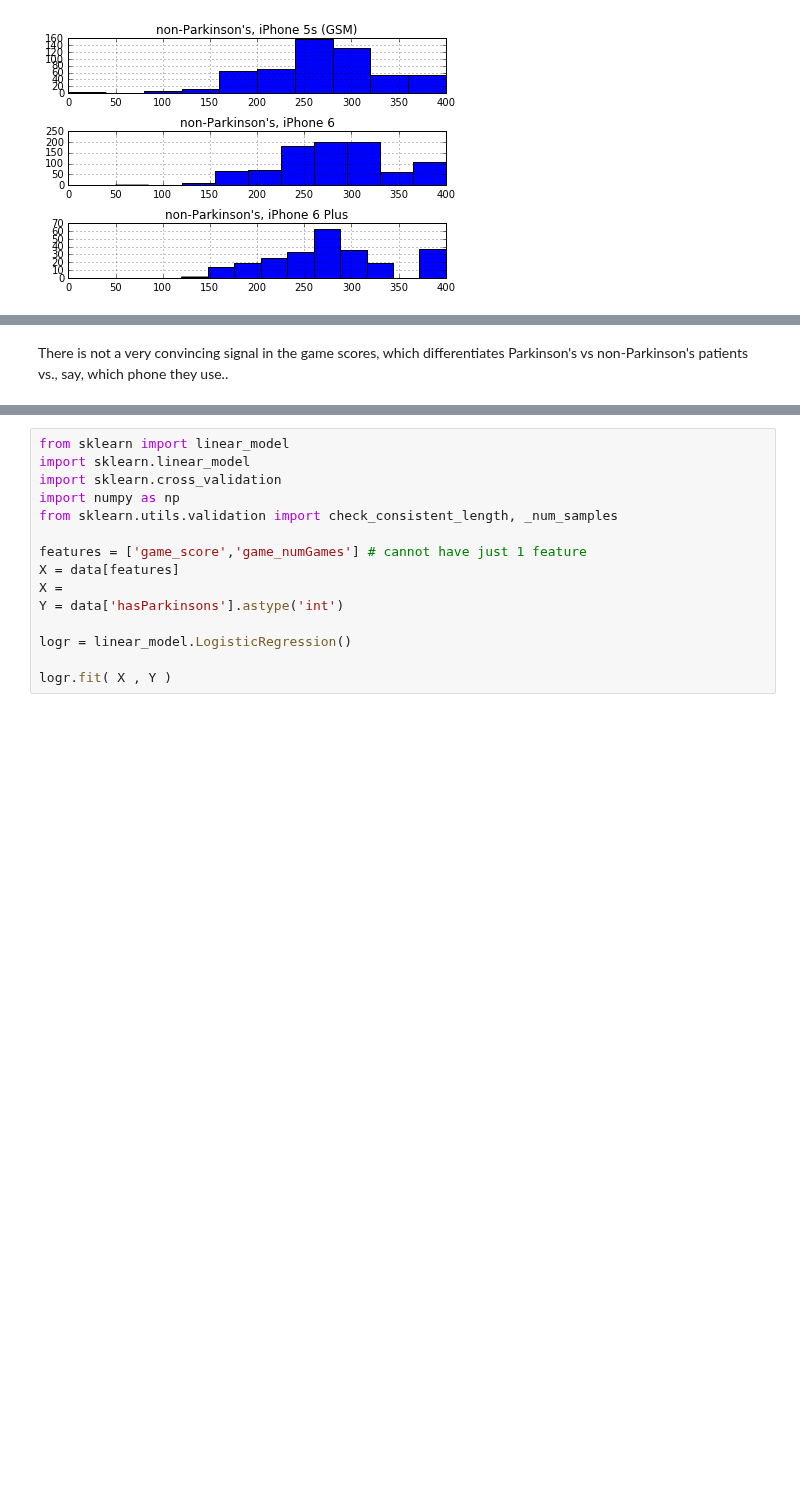
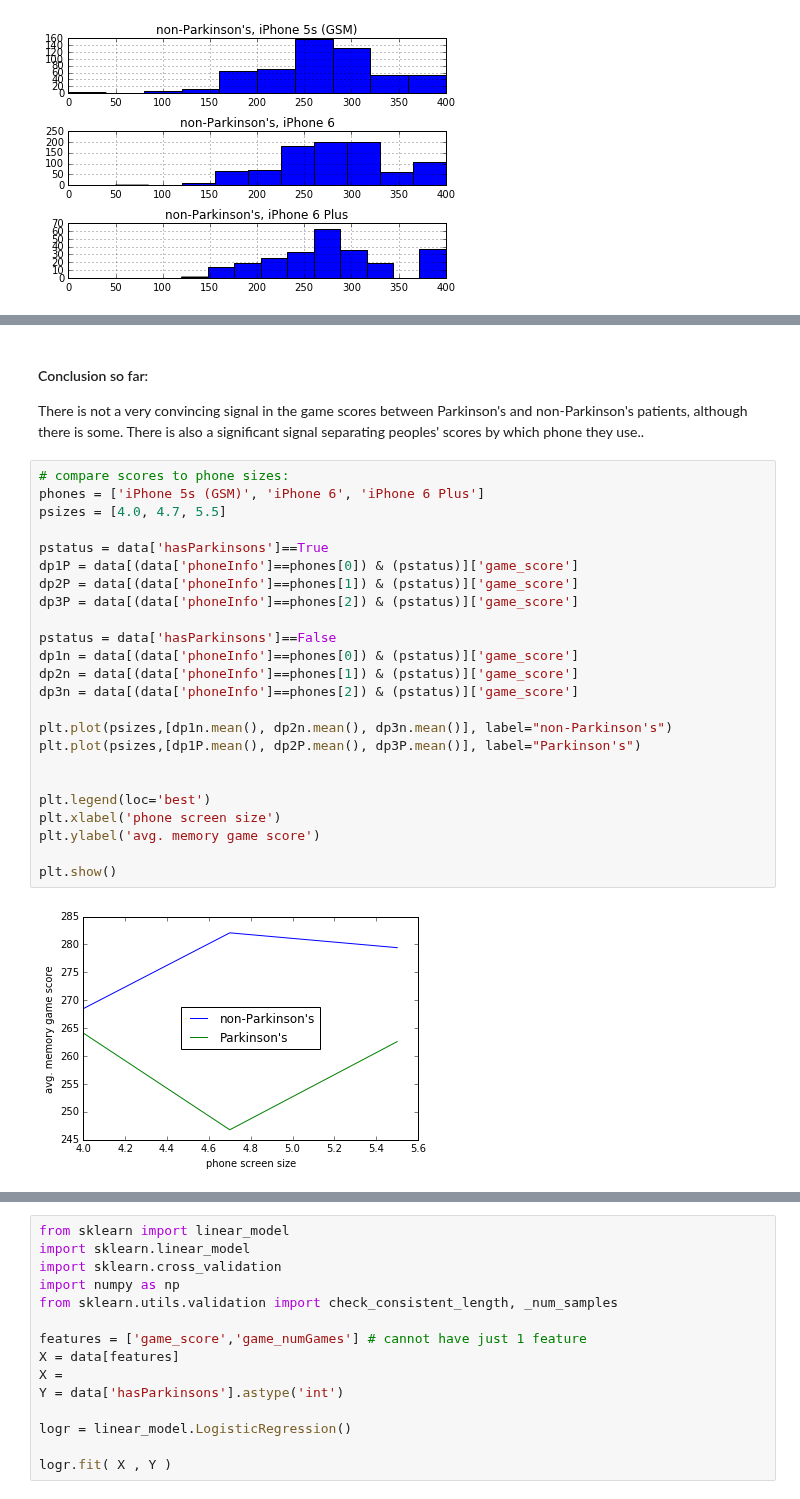
Before and after one commit to mattoby/mpower_memory, a Jupyter notebook: Memory_Data_Overview_01212016.ipynb, the cells around one changed output, grey strips where cells are left out. Cells and saved outputs as stored; diff of their text form; blank space fills up the shorter version.

```diff
--- a/Memory_Data_Overview_01212016.ipynb
+++ b/Memory_Data_Overview_01212016.ipynb
@@ -219,4 +230,31 @@ print 'Pval, score differences, Parkinson''s vs. non: %s' % p2
 Pval, score differences by phone: 1.60296203631e-09
 Pval, score differences, Parkinsons vs. non: 2.80159738136e-35
 # %% [markdown]
-There is not a very convincing signal in the game scores, which differentiates Parkinson's vs non-Parkinson's patients vs., say, which phone they use..
+#### Conclusion so far:
+There is not a very convincing signal in the game scores between Parkinson's and non-Parkinson's patients, although there is some. There is also a significant signal separating peoples' scores by which phone they use..
+# %%
+# compare scores to phone sizes:
+phones = ['iPhone 5s (GSM)', 'iPhone 6', 'iPhone 6 Plus']
+psizes = [4.0, 4.7, 5.5]
+
+pstatus = data['hasParkinsons']==True
+dp1P = data[(data['phoneInfo']==phones[0]) & (pstatus)]['game_score']
+dp2P = data[(data['phoneInfo']==phones[1]) & (pstatus)]['game_score']
+dp3P = data[(data['phoneInfo']==phones[2]) & (pstatus)]['game_score']
+
+pstatus = data['hasParkinsons']==False
+dp1n = data[(data['phoneInfo']==phones[0]) & (pstatus)]['game_score']
+dp2n = data[(data['phoneInfo']==phones[1]) & (pstatus)]['game_score']
+dp3n = data[(data['phoneInfo']==phones[2]) & (pstatus)]['game_score']
+
+plt.plot(psizes,[dp1n.mean(), dp2n.mean(), dp3n.mean()], label="non-Parkinson's")
+plt.plot(psizes,[dp1P.mean(), dp2P.mean(), dp3P.mean()], label="Parkinson's")
+
+
+plt.legend(loc='best')
+plt.xlabel('phone screen size')
+plt.ylabel('avg. memory game score')
+
+plt.show()
+# %% [output]
+[figure, added]
```
Also changed, not shown: parts of 12 cells of this notebook.
